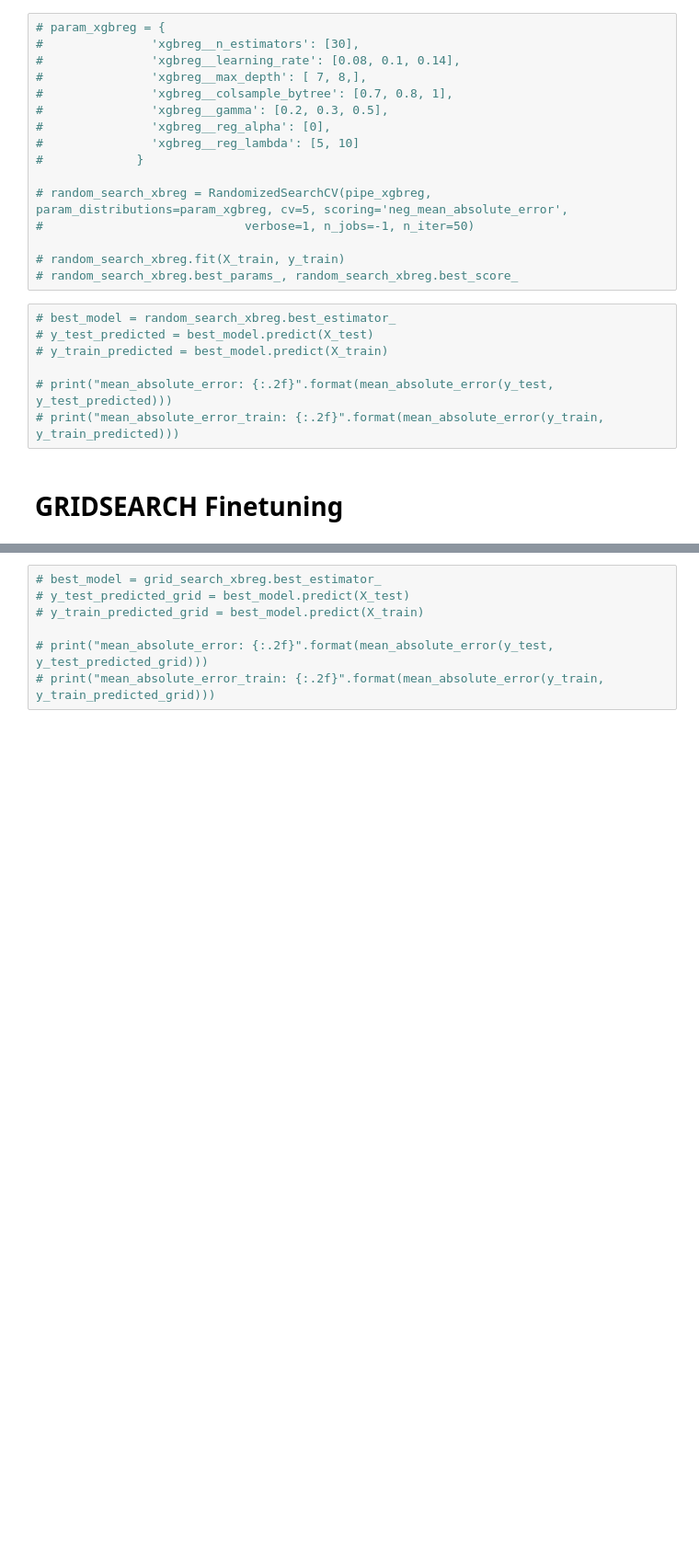
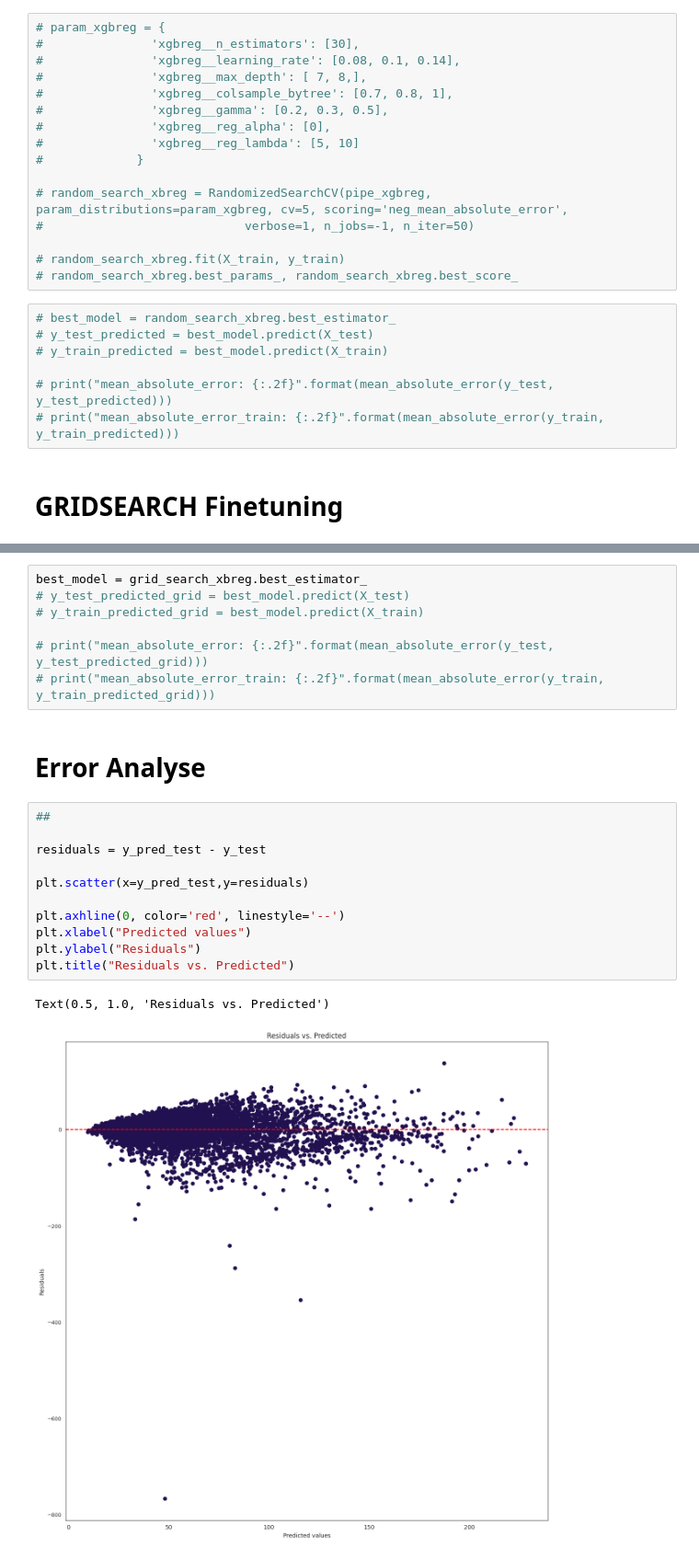
Before and after one commit to Maximilian2509/ds-AirPollution, a Jupyter notebook: model1.ipynb, the cells around one changed output, grey strips where cells are left out. Shown at 92% size. Saved outputs shown, nothing was run; the diff lists cells and outputs as text; blank space fills up the shorter version.

Commit message:
error analyse

```diff
--- a/model1.ipynb
+++ b/model1.ipynb
@@ -192,7 +260,23 @@ print(f"train: RMSE: {rmse:.2f}, MAE: {mae:.2f}, R²: {r2:.3f}")
 # %%
-# best_model = grid_search_xbreg.best_estimator_
+best_model = grid_search_xbreg.best_estimator_
 # y_test_predicted_grid = best_model.predict(X_test)
 # y_train_predicted_grid = best_model.predict(X_train)
 
 # print("mean_absolute_error: {:.2f}".format(mean_absolute_error(y_test, y_test_predicted_grid)))
 # print("mean_absolute_error_train: {:.2f}".format(mean_absolute_error(y_train, y_train_predicted_grid)))
+# %% [markdown]
+# Error Analyse
+# %%
+##
+
+residuals = y_pred_test - y_test
+
+plt.scatter(x=y_pred_test,y=residuals)
+
+plt.axhline(0, color='red', linestyle='--')
+plt.xlabel("Predicted values")
+plt.ylabel("Residuals")
+plt.title("Residuals vs. Predicted")
+# %% [output]
+Text(0.5, 1.0, 'Residuals vs. Predicted')
+[figure, added]
```
Also changed, not shown: parts of 12 cells of this notebook.
